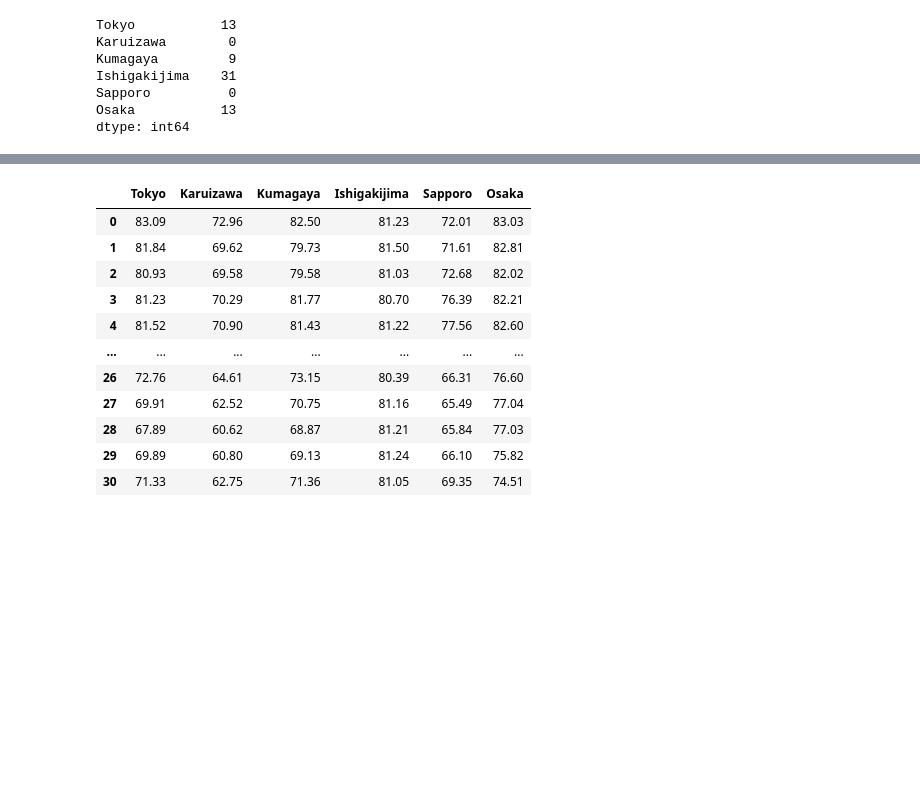
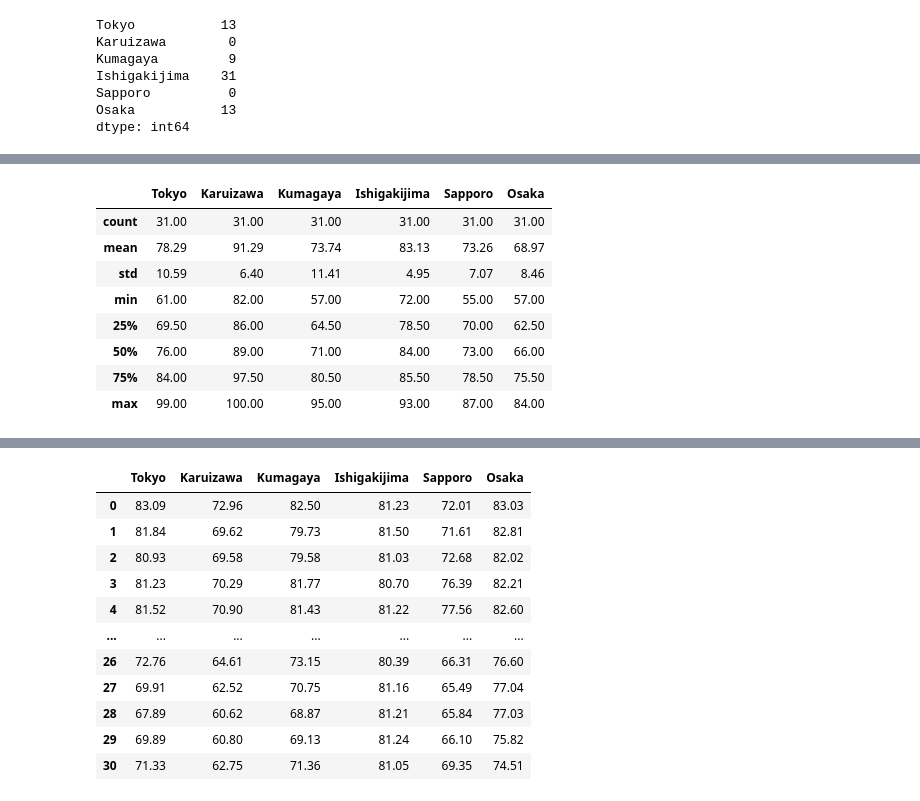
Before and after one commit to tnarizuka/Applied_Information_Processing, a Jupyter notebook: _build/jupyter_execute/chap_2/sec_2-1/sec_2-1.ipynb, the cells around one changed output, grey strips where cells are left out. Saved outputs shown, nothing was run; the diff lists cells and outputs as text; code cells hidden in the pictures; blank space fills up the shorter version.

```diff
--- a/_build/jupyter_execute/chap_2/sec_2-1/sec_2-1.ipynb
+++ b/_build/jupyter_execute/chap_2/sec_2-1/sec_2-1.ipynb
@@ -455,3 +482,15 @@ dtype: int64
+# %%
+H.describe()
+# %% [output]
+|  | Tokyo | Karuizawa | Kumagaya | Ishigakijima | Sapporo | Osaka |
+| count | 31.00 | 31.00 | 31.00 | 31.00 | 31.00 | 31.00 |
+| mean | 78.29 | 91.29 | 73.74 | 83.13 | 73.26 | 68.97 |
+| std | 10.59 | 6.40 | 11.41 | 4.95 | 7.07 | 8.46 |
+| min | 61.00 | 82.00 | 57.00 | 72.00 | 55.00 | 57.00 |
+| 25% | 69.50 | 86.00 | 64.50 | 78.50 | 70.00 | 62.50 |
+| 50% | 76.00 | 89.00 | 71.00 | 84.00 | 73.00 | 66.00 |
+| 75% | 84.00 | 97.50 | 80.50 | 85.50 | 78.50 | 75.50 |
+| max | 99.00 | 100.00 | 95.00 | 93.00 | 87.00 | 84.00 |
 # %%
 # 並行箱ひげ図（湿度）
 fig, ax = plt.subplots(figsize=(7, 3))
```
Also changed, not shown: parts of 11 cells of this notebook, 17 other files.
